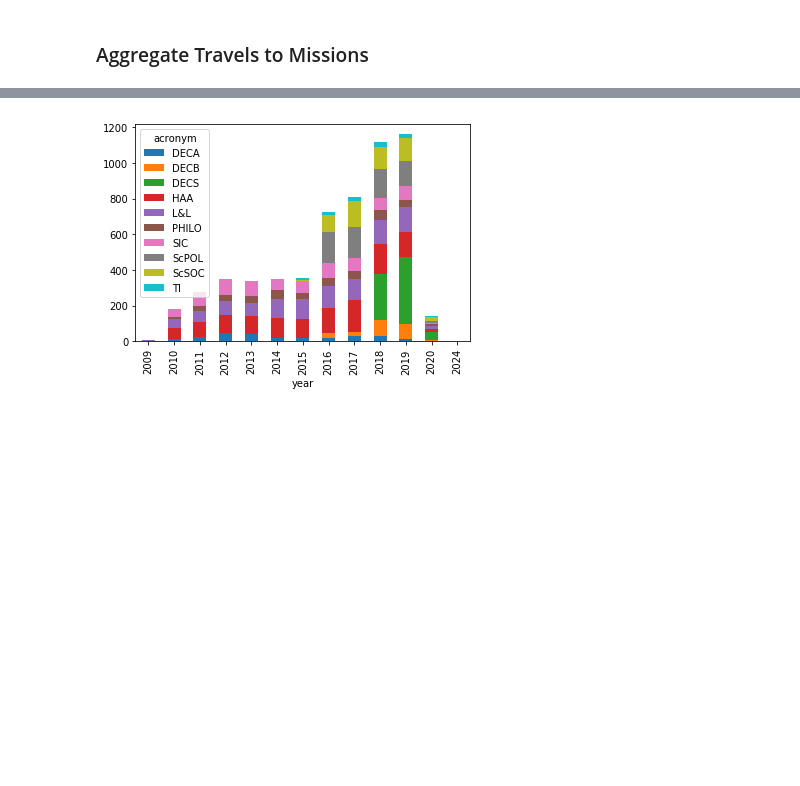
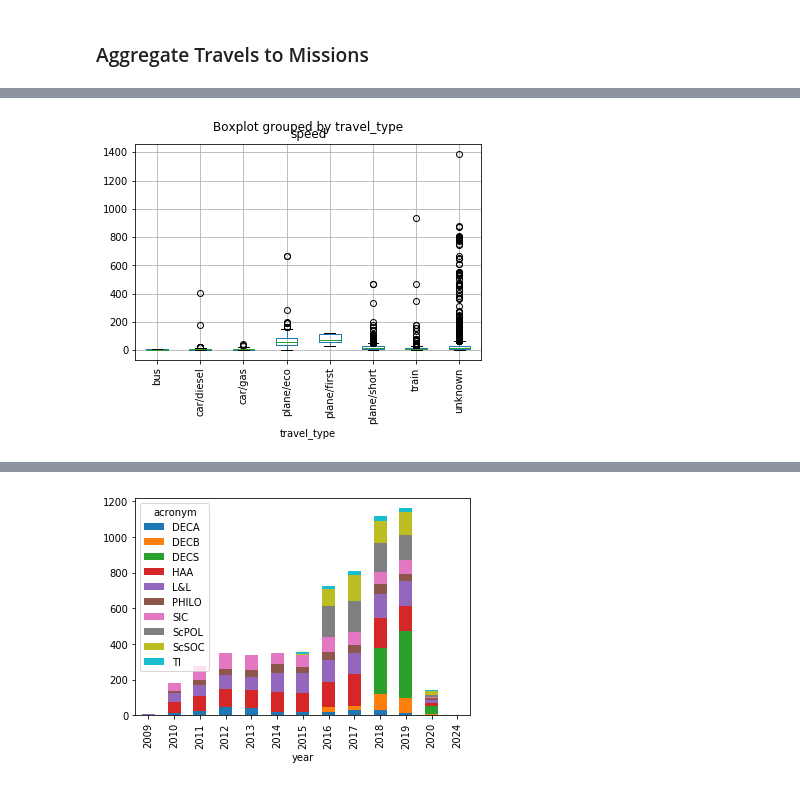
Before and after one commit to jlandercy/cookbook, a Jupyter notebook: python/api/SEM/BEP/03_Missions_Insights.ipynb, the cells around one changed output, grey strips where cells are left out. Cells and saved outputs as stored; diff of their text form; code cells hidden in the pictures; blank space fills up the shorter version.

```diff
--- a/python/api/SEM/BEP/03_Missions_Insights.ipynb
+++ b/python/api/SEM/BEP/03_Missions_Insights.ipynb
@@ -100,0 +129,4 @@ missions = missions.loc[missions['elapsed']<31,:]
+# %%
+axe = missions.boxplot(column='speed', by='travel_type', rot=90)
+# %% [output]
+[figure, added]
```
Also changed, not shown: parts of 9 cells of this notebook.
